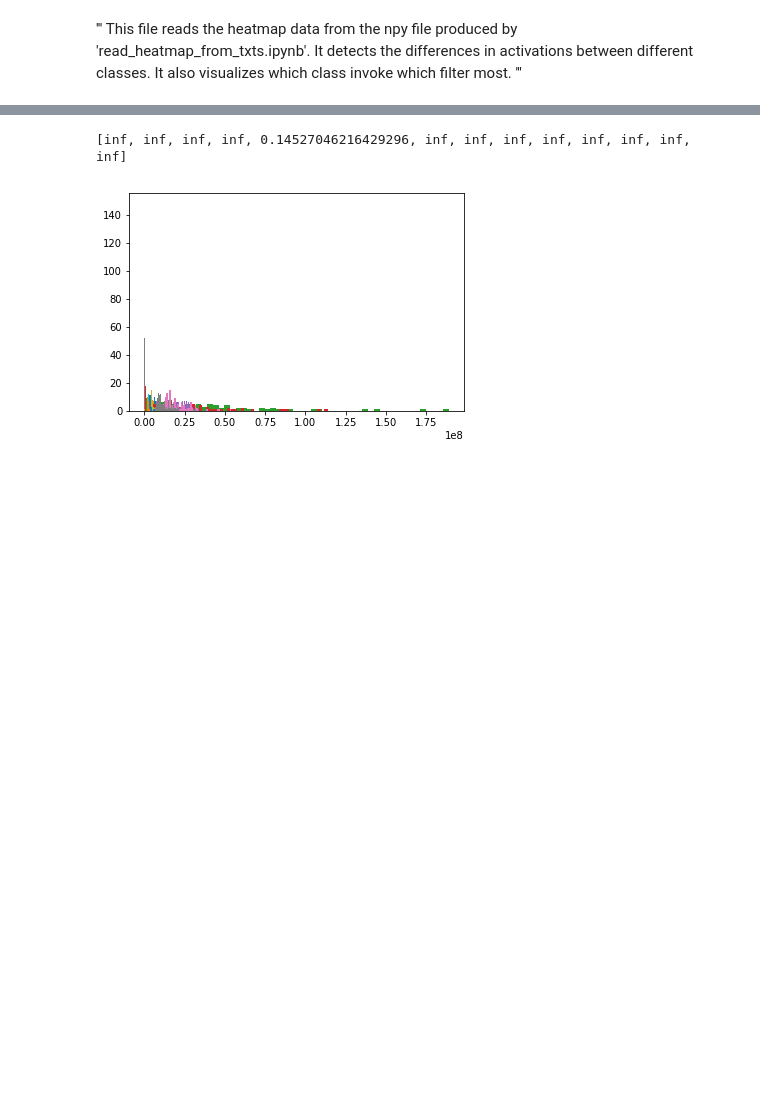
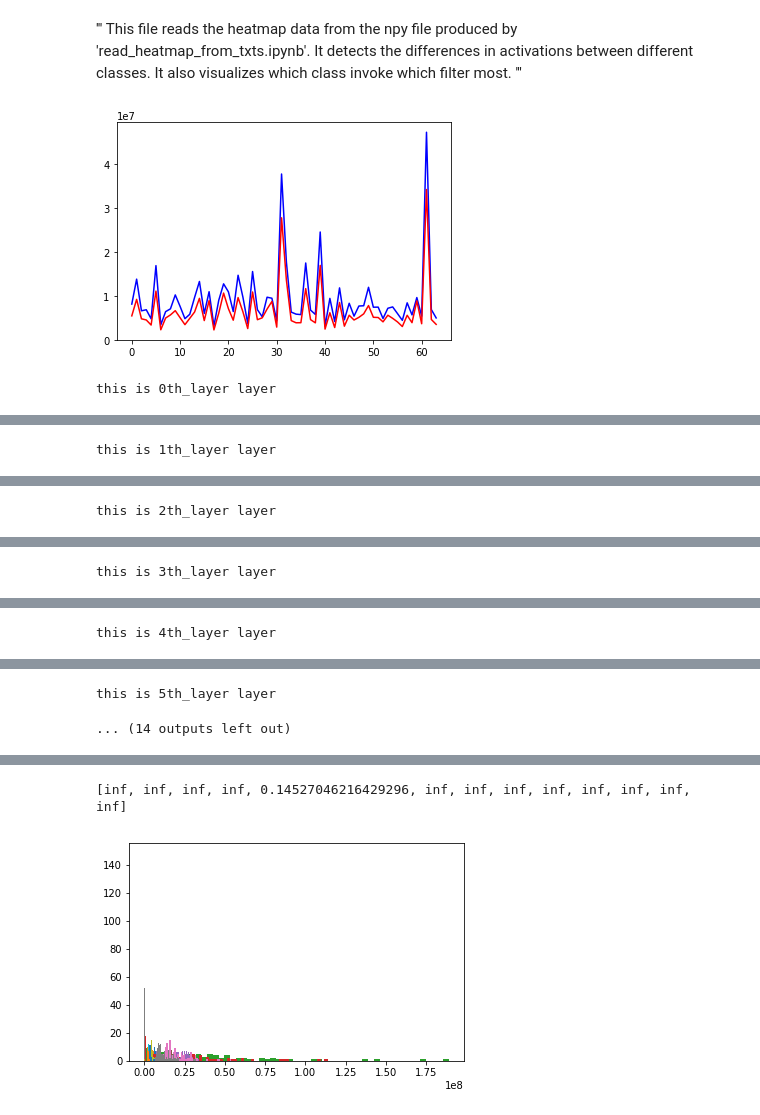
Before and after one commit to shuang1330/tf-faster-rcnn, a Jupyter notebook: tools/inspect_act_diff.ipynb, the cells around one changed output, grey strips where cells are left out. Drawn from its saved outputs; the diff is of its cells as text; code cells hidden in the pictures; blank space fills up the shorter version.

```diff
--- a/tools/inspect_act_diff.ipynb
+++ b/tools/inspect_act_diff.ipynb
@@ -172,3 +172,10 @@ def KL_divergence(norm_hm_one_layer):
     n_uninteresting = n_uninteresting/num_filter
 
     entropies_interesting2un.append(entropy(n_interesting, n_uninteresting))
+# %%
+# inspect the activations for two sets of classes
+hm_path = 'activations_res/original.npy'
+hm_sorted = detect_diff_all_2(hm_path,RANKING=False,DISPLAY_ALL=True)
+# %% [output]
+[figure, added]
+this is 0th_layer layer
@@ -174,0 +183 @@ def KL_divergence(norm_hm_one_layer):
+this is 1th_layer layer
@@ -174,0 +185 @@ def KL_divergence(norm_hm_one_layer):
+this is 2th_layer layer
@@ -174,0 +187 @@ def KL_divergence(norm_hm_one_layer):
+this is 3th_layer layer
@@ -174,0 +189 @@ def KL_divergence(norm_hm_one_layer):
+this is 4th_layer layer
@@ -175,3 +191,5 @@ def KL_divergence(norm_hm_one_layer):
+this is 5th_layer layer
+... (14 outputs left out)
 # %%
 # inspect the activations for two sets of classes
 hm_path = 'activations_res/penalty0.01_iter200000.npy'
```
Also changed, not shown: parts of 13 cells of this notebook, 8 other files.
